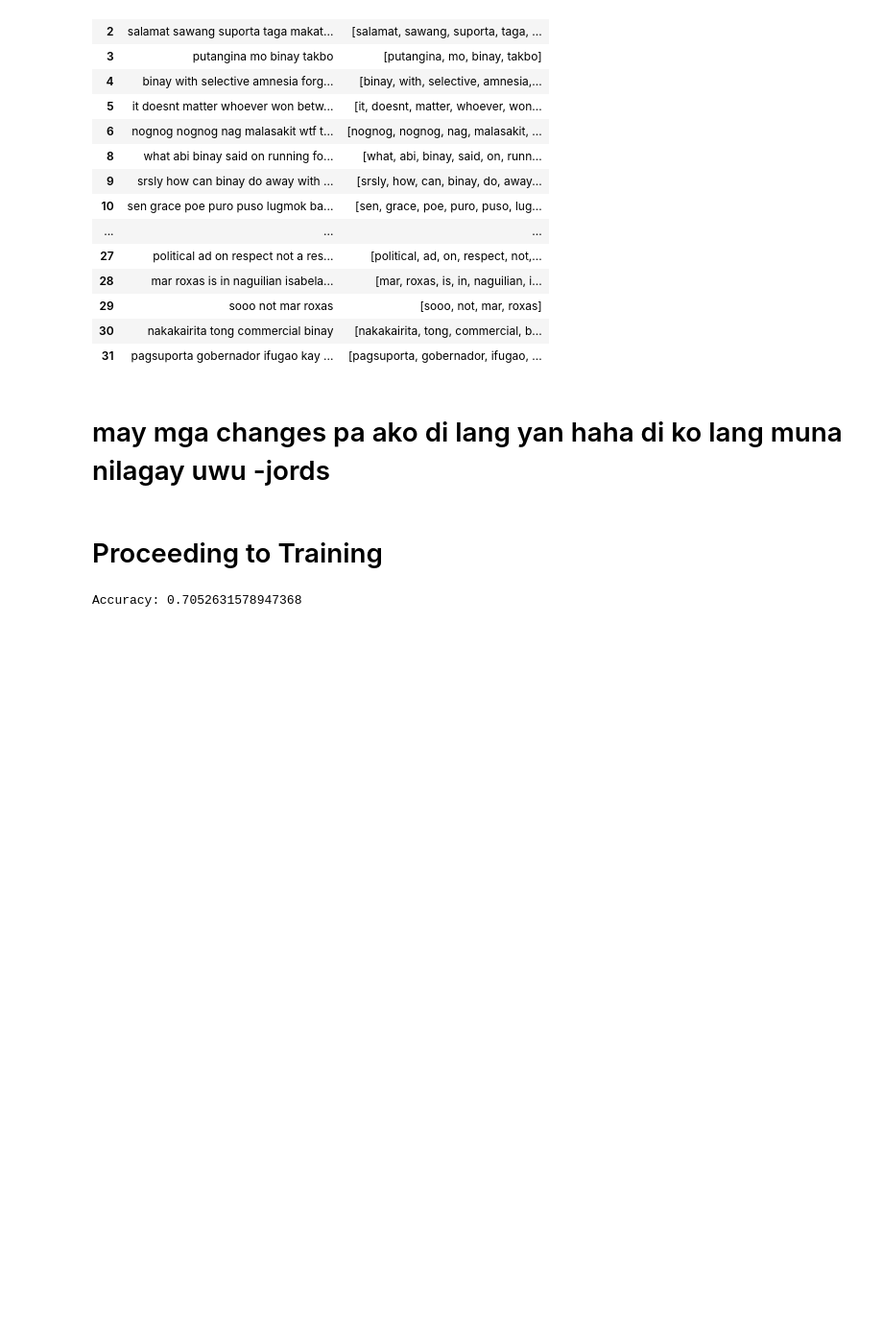
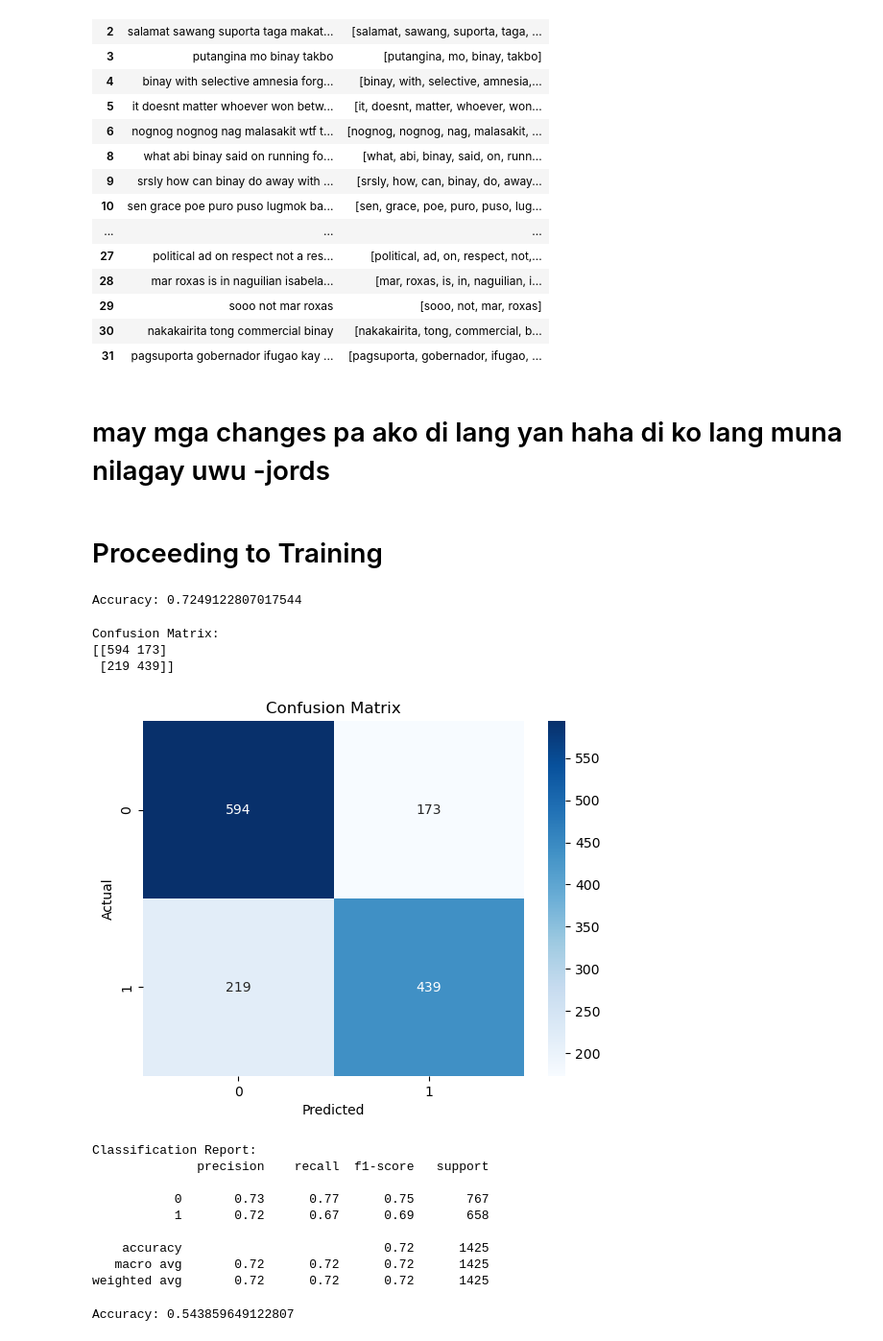
Before and after one commit to Tolskiee/ThesisFiles, a Jupyter notebook: ThesisLogic.ipynb, the cells around one changed output. Shown at 96% size. Drawn from its saved outputs; the diff is of its cells as text; code cells hidden in the pictures; blank space fills up the shorter version.

Commit message:
Confusion Matrix

```diff
--- a/ThesisLogic.ipynb
+++ b/ThesisLogic.ipynb
@@ -159,13 +159,13 @@ print(test_shape)
 # %% [markdown]
 # Clean the data of unwated Text and Characters
 # %%
-# remove special characters using the regular expression library
+#remove special characters using the regular expression library
 
 import re
 
 #set up punctuations we want to be replaced
 
-REPLACE_NO_SPACE = re.compile("(\.)|(\;)|(\:)|(\!)|(\')|(\?)|(\,)|(\")|(\|)|(\()|(\))|(\[)|(\])|(\%)|(\$)|(\>)|(\<)|(\{)|(\})")
+REPLACE_NO_SPACE = re.compile("(\.)|(\;)|(\:)|(\!)|(\')|(\?)|(\,)|(\")|(\|)|(\()|(\))|(\[)|(\])|(\%)|(\$)|(\>)|(\<)|(\{)|(\})(\0-9)")
 REPLACE_WITH_SPACE = re.compile("(<br\s/><br\s/?)|(-)|(/)|(:).")
 # %%
 import preprocessor as p
@@ -558,7 +564,7 @@ train[['rm_stpwrds','tokenize']].head(30)
 # Proceeding to Training
 # %%
 # Split the dataset into training and testing sets
-X_train, X_test, y_train, y_test = train_test_split(train['tokenize'], train['label'], test_size=0.2, random_state=1)
+X_train, X_test, y_train, y_test = train_test_split(train['tokenize'], train['label'], test_size=0.3, random_state=1)
 # %%
 # Vectorize the sentences using TfidfVectorizer
 vectorizer = TfidfVectorizer()
@@ -576,4 +582,64 @@ y_pred = clf.predict(X_test)
 accuracy = clf.score(X_test, y_test)
 print("Accuracy:", accuracy)
 # %% [output]
-Accuracy: 0.7052631578947368
+Accuracy: 0.7249122807017544
+# %%
+from sklearn.metrics import confusion_matrix, classification_report
+
+# Generate the confusion matrix
+cm = confusion_matrix(y_test, y_pred)
+print("Confusion Matrix:")
+print(cm)
+
+import seaborn as sns
+
+# Generate the confusion matrix
+cm = confusion_matrix(y_test, y_pred)
+
+# Plot the confusion matrix as a heatmap
+sns.heatmap(cm, annot=True, cmap='Blues', fmt='g')
+plt.xlabel('Predicted')
+plt.ylabel('Actual')
+plt.title('Confusion Matrix')
+plt.show()
+
+# Generate the classification report
+cr = classification_report(y_test, y_pred)
+print("Classification Report:")
+print(cr)
+# %% [output]
+Confusion Matrix:
+[[594 173]
+ [219 439]]
+[figure, added]
+Classification Report:
+              precision    recall  f1-score   support
+
+           0       0.73      0.77      0.75       767
+           1       0.72      0.67      0.69       658
+
+    accuracy                           0.72      1425
+   macro avg       0.72      0.72      0.72      1425
+weighted avg       0.72      0.72      0.72      1425
+# %%
+# Convert the sparse matrices to strings
+X_train = ["".join(row.nonzero()[1].astype(str)) for row in X_train]
+X_test = ["".join(row.nonzero()[1].astype(str)) for row in X_test]
+
+# Vectorize the sentences using TfidfVectorizer
+vectorizer = TfidfVectorizer()
+X_train = vectorizer.fit_transform(X_train)
+X_test = vectorizer.transform(X_test)
+
+# Train the SVM model
+clf = svm.SVC()
+clf.fit(X_train, y_train)
+
+# Test the model on the testing set
+y_pred = clf.predict(X_test)
+
+# Evaluate the model's performance
+accuracy = clf.score(X_test, y_test)
+print("Accuracy:", accuracy)
+# %% [output]
+Accuracy: 0.543859649122807
```
Also changed, not shown: parts of 2 cells of this notebook, 1 other file.
